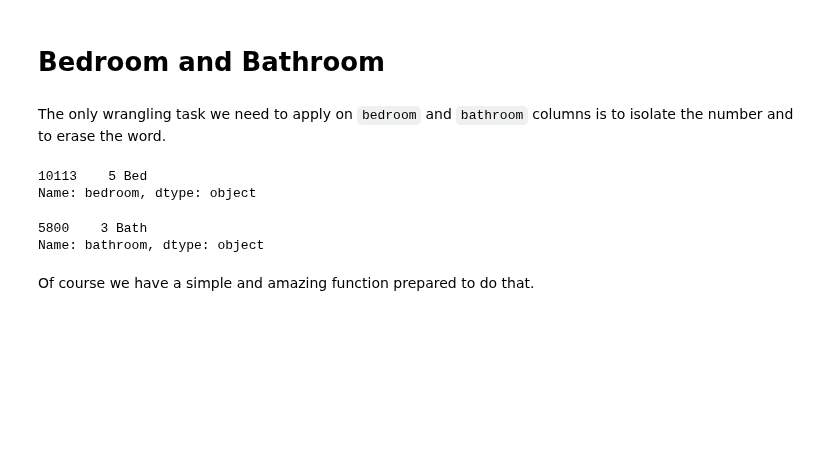
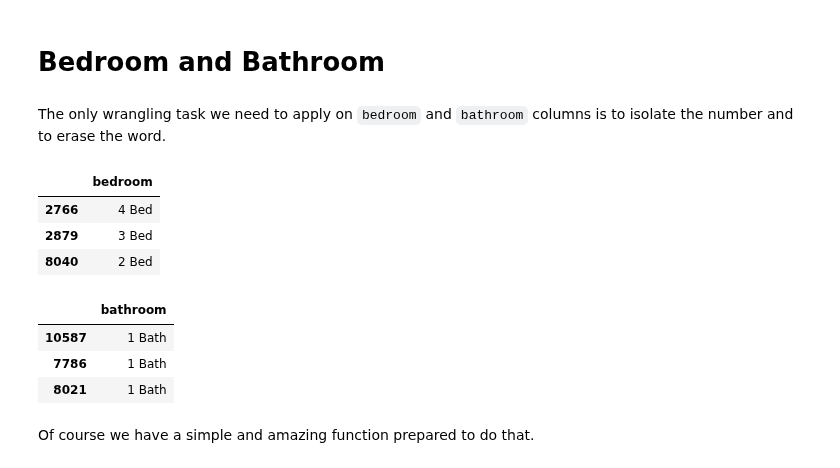
Before and after one commit to javiicc/Identifying_Potential_Investment_Opportunities_In_The_Irish_Real_Estate_Market_Using_MachineLearning, a Jupyter notebook: investment-opportunities/notebooks/Data_Cleansing_and_Wrangling.ipynb, the cells around one changed output. Drawn from its saved outputs; the diff is of its cells as text; code cells hidden in the pictures; blank space fills up the shorter version.

```diff
--- a/investment-opportunities/notebooks/Data_Cleansing_and_Wrangling.ipynb
+++ b/investment-opportunities/notebooks/Data_Cleansing_and_Wrangling.ipynb
@@ -520,15 +520,19 @@ sale = process_views(sale)
 # %% [markdown]
 The only wrangling task we need to apply on `bedroom` and `bathroom` columns is to isolate the number and to erase the word.
 # %%
-sale['bedroom'].sample()
+sale[['bedroom']].sample(3)
 # %% [output]
-10113    5 Bed
-Name: bedroom, dtype: object
+|  | bedroom |
+| 2766 | 4 Bed |
+| 2879 | 3 Bed |
+| 8040 | 2 Bed |
 # %%
-sale['bathroom'].sample()
+sale[['bathroom']].sample(3)
 # %% [output]
-5800    3 Bath
-Name: bathroom, dtype: object
+|  | bathroom |
+| 10587 | 1 Bath |
+| 7786 | 1 Bath |
+| 8021 | 1 Bath |
 # %% [markdown]
 Of course we have a simple and amazing function prepared to do that.
 # %%
```
Also changed, not shown: parts of 18 cells of this notebook, 3 other files.
